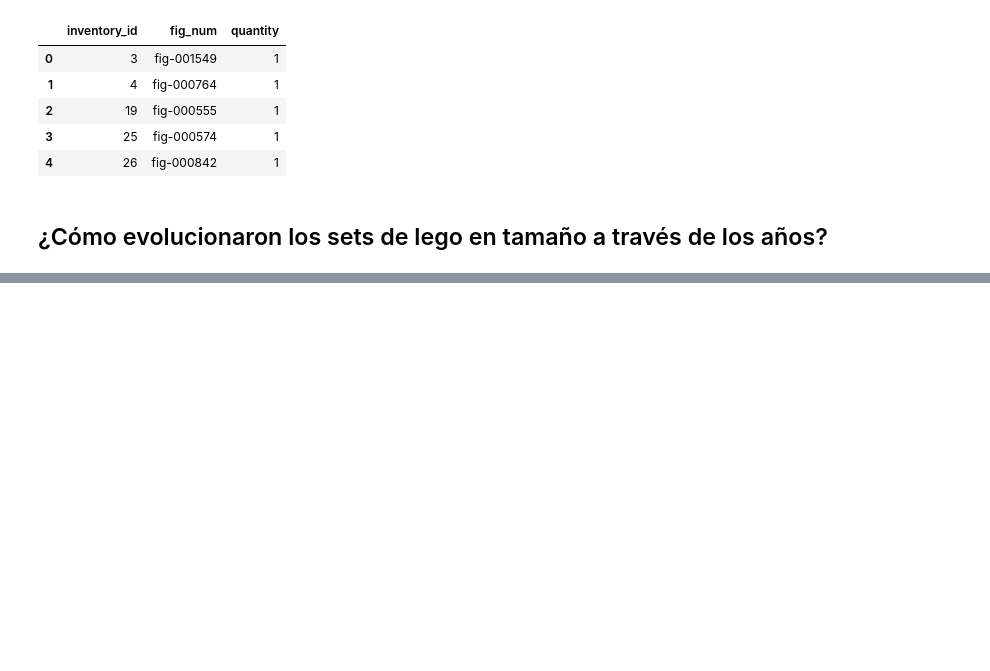
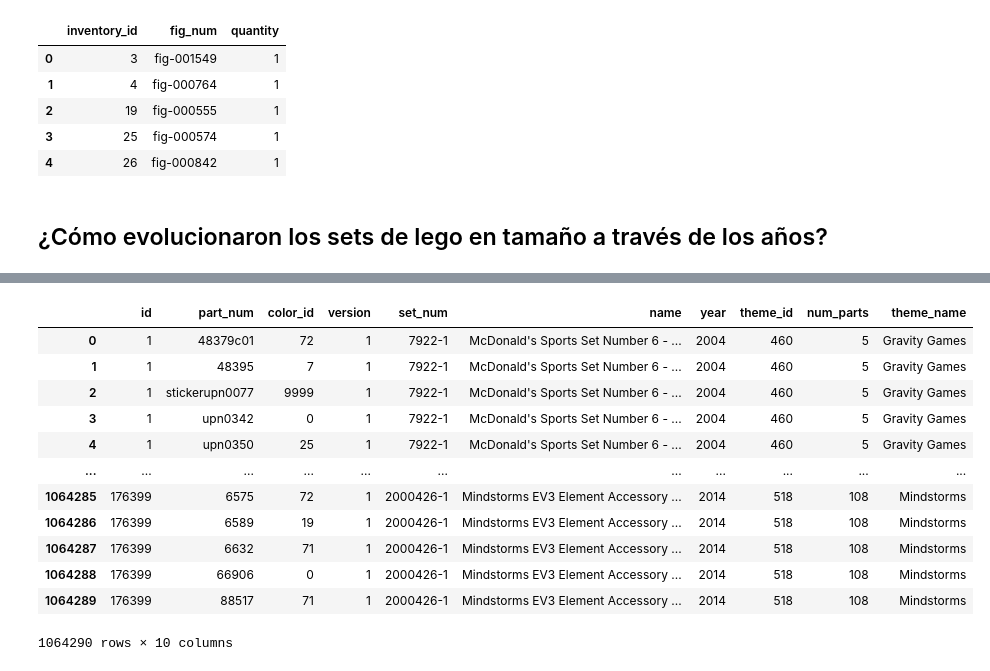
Before and after one commit to BenjaSar/AdD, a Jupyter notebook: TP_Integrador_AdD.ipynb, the cells around one changed output, grey strips where cells are left out. Drawn from its saved outputs; the diff is of its cells as text; code cells hidden in the pictures; blank space fills up the shorter version.

```diff
--- a/TP_Integrador_AdD.ipynb
+++ b/TP_Integrador_AdD.ipynb
@@ -239,0 +343,18 @@ plt.show()
+# %%
+#Delete the columns 'quantity', 'is_spare' and 'img_url' of the set 'result'
+result = result.drop(columns=['quantity','is_spare','img_url'])
+result
+# %% [output]
+|  | id | part_num | color_id | version | set_num | name | year | theme_id | num_parts | theme_name |
+| 0 | 1 | 48379c01 | 72 | 1 | 7922-1 | McDonald's Sports Set Number 6 - ... | 2004 | 460 | 5 | Gravity Games |
+| 1 | 1 | 48395 | 7 | 1 | 7922-1 | McDonald's Sports Set Number 6 - ... | 2004 | 460 | 5 | Gravity Games |
+| 2 | 1 | stickerupn0077 | 9999 | 1 | 7922-1 | McDonald's Sports Set Number 6 - ... | 2004 | 460 | 5 | Gravity Games |
+| 3 | 1 | upn0342 | 0 | 1 | 7922-1 | McDonald's Sports Set Number 6 - ... | 2004 | 460 | 5 | Gravity Games |
+| 4 | 1 | upn0350 | 25 | 1 | 7922-1 | McDonald's Sports Set Number 6 - ... | 2004 | 460 | 5 | Gravity Games |
+| ... | ... | ... | ... | ... | ... | ... | ... | ... | ... | ... |
+| 1064285 | 176399 | 6575 | 72 | 1 | 2000426-1 | Mindstorms EV3 Element Accessory ... | 2014 | 518 | 108 | Mindstorms |
+| 1064286 | 176399 | 6589 | 19 | 1 | 2000426-1 | Mindstorms EV3 Element Accessory ... | 2014 | 518 | 108 | Mindstorms |
+| 1064287 | 176399 | 6632 | 71 | 1 | 2000426-1 | Mindstorms EV3 Element Accessory ... | 2014 | 518 | 108 | Mindstorms |
+| 1064288 | 176399 | 66906 | 0 | 1 | 2000426-1 | Mindstorms EV3 Element Accessory ... | 2014 | 518 | 108 | Mindstorms |
+| 1064289 | 176399 | 88517 | 71 | 1 | 2000426-1 | Mindstorms EV3 Element Accessory ... | 2014 | 518 | 108 | Mindstorms |
+1064290 rows × 10 columns
```
Also changed, not shown: parts of 15 cells of this notebook.
